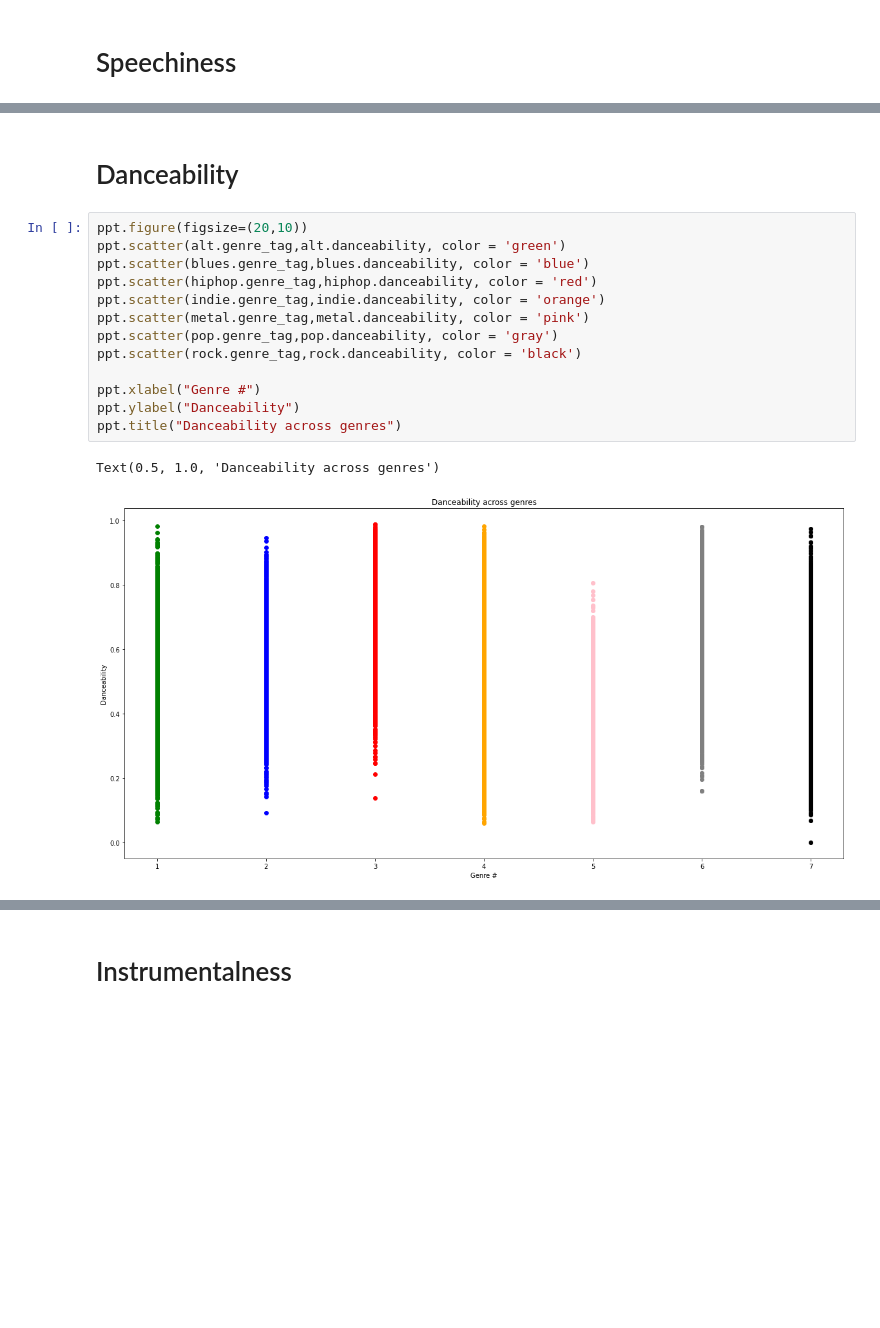
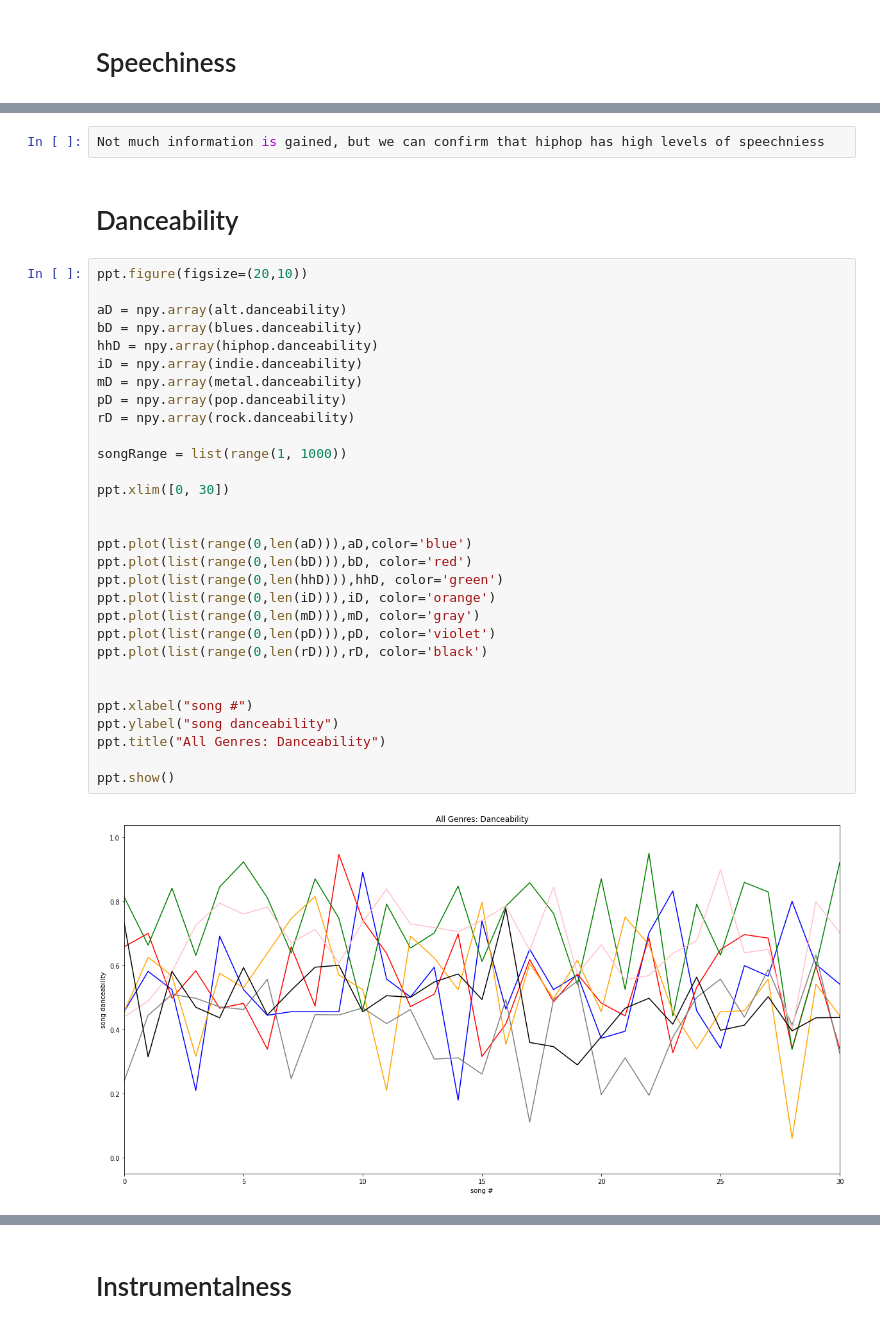
Before and after one commit to AnthonyMarin/CSCI-166-GenreClassification, a Jupyter notebook: Untitled.ipynb, the cells around one changed output, grey strips where cells are left out. Saved outputs shown, nothing was run; the diff lists cells and outputs as text; blank space fills up the shorter version.

```diff
--- a/Untitled.ipynb
+++ b/Untitled.ipynb
@@ -48,18 +85,36 @@ Text(0.5, 1.0, 'Speechiness across genres')
+# %%
+Not much information is gained, but we can confirm that hiphop has high levels of speechniess
 # %% [markdown]
 # Danceability
 # %%
 ppt.figure(figsize=(20,10))
-ppt.scatter(alt.genre_tag,alt.danceability, color = 'green')
-ppt.scatter(blues.genre_tag,blues.danceability, color = 'blue')
-ppt.scatter(hiphop.genre_tag,hiphop.danceability, color = 'red')
-ppt.scatter(indie.genre_tag,indie.danceability, color = 'orange')
-ppt.scatter(metal.genre_tag,metal.danceability, color = 'pink')
-ppt.scatter(pop.genre_tag,pop.danceability, color = 'gray')
-ppt.scatter(rock.genre_tag,rock.danceability, color = 'black')
 
-ppt.xlabel("Genre #")
-ppt.ylabel("Danceability")
-ppt.title("Danceability across genres")
+aD = npy.array(alt.danceability)
+bD = npy.array(blues.danceability)
+hhD = npy.array(hiphop.danceability)
+iD = npy.array(indie.danceability)
+mD = npy.array(metal.danceability)
+pD = npy.array(pop.danceability)
+rD = npy.array(rock.danceability)
+
+songRange = list(range(1, 1000))
+
+ppt.xlim([0, 30])
+
+
+ppt.plot(list(range(0,len(aD))),aD,color='blue')
+ppt.plot(list(range(0,len(bD))),bD, color='red')
+ppt.plot(list(range(0,len(hhD))),hhD, color='green')
+ppt.plot(list(range(0,len(iD))),iD, color='orange')
+ppt.plot(list(range(0,len(mD))),mD, color='gray')
+ppt.plot(list(range(0,len(pD))),pD, color='violet')
+ppt.plot(list(range(0,len(rD))),rD, color='black')
+
+
+ppt.xlabel("song #")
+ppt.ylabel("song danceability")
+ppt.title("All Genres: Danceability")
+
+ppt.show()
 # %% [output]
-Text(0.5, 1.0, 'Danceability across genres')
-[figure, old version]
+[figure, new version]
```
Also changed, not shown: parts of 8 cells of this notebook.
